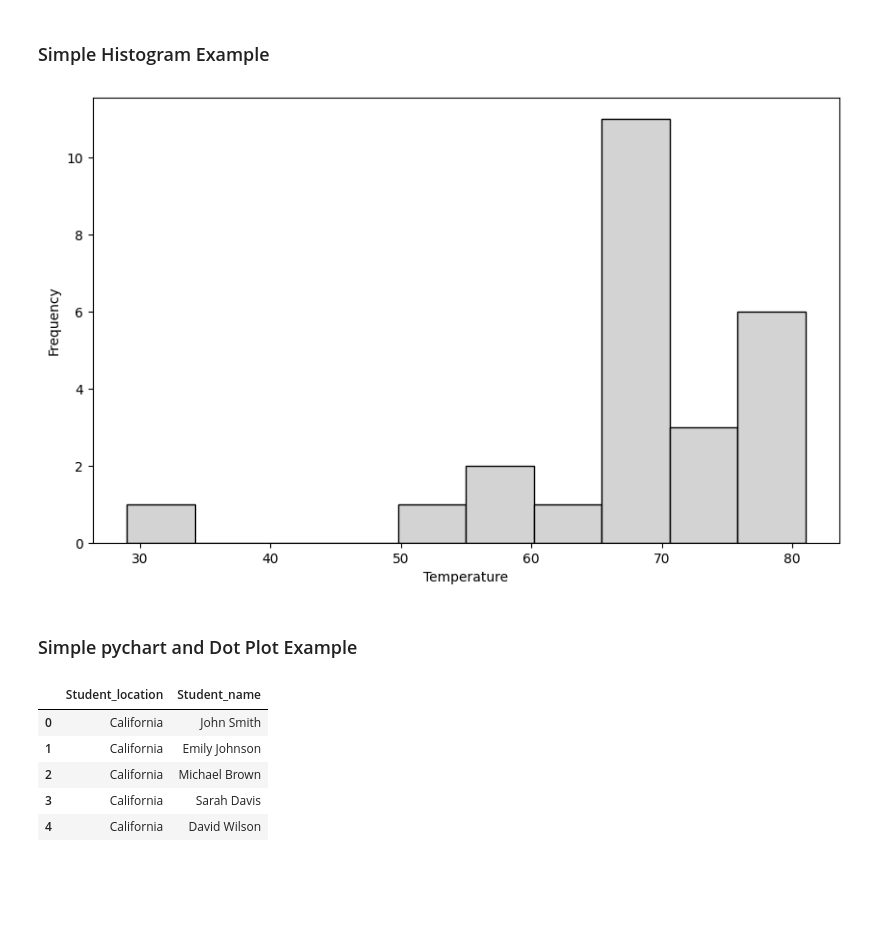
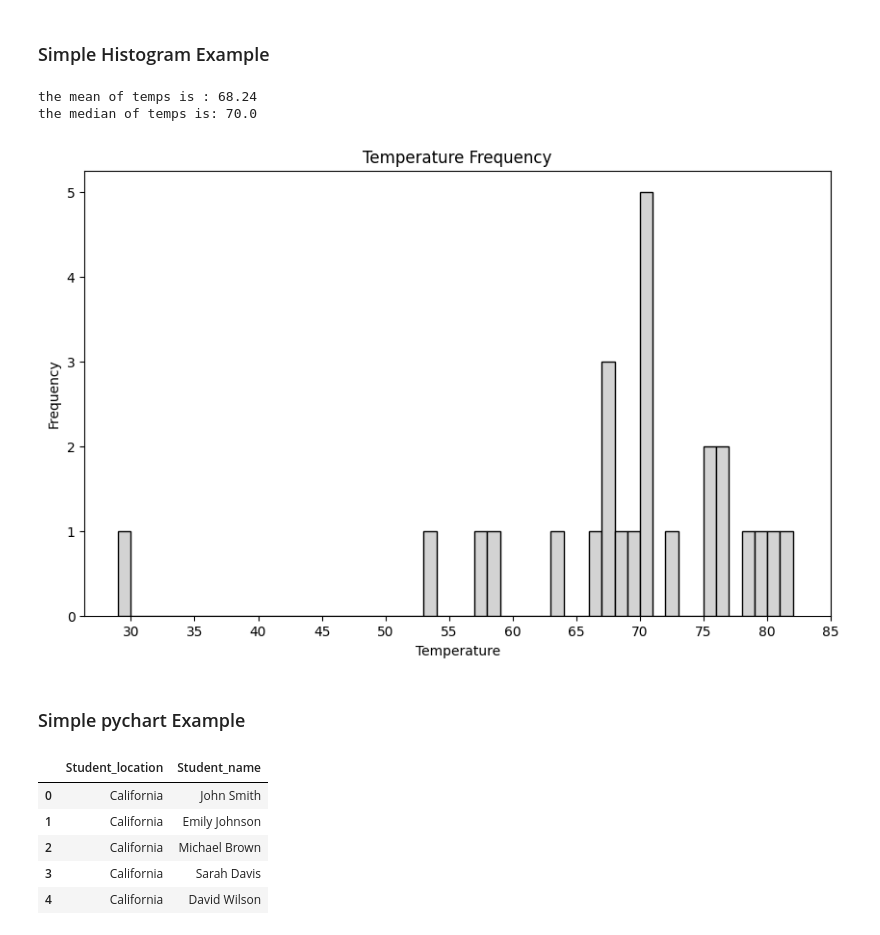
Before and after one commit to chrisryanleggett/AIML_Engineering_Porftolio, a Jupyter notebook: General statistics/PlottingExamples.ipynb, the cells around one changed output. Cells and saved outputs as stored; diff of their text form; code cells hidden in the pictures; blank space fills up the shorter version.

```diff
--- a/General statistics/PlottingExamples.ipynb
+++ b/General statistics/PlottingExamples.ipynb
@@ -7,22 +7,31 @@ This notebook demonstrates the basics of plotting and leverages plotting utiliti
 # %%
 #Histograms show frequency distribution of samples in numerical ranges using bars.
 
 import matplotlib.pyplot as plt
 import numpy as np
 
 # Load sample tempearture values into an array
 temperatures = [66, 70, 69, 80, 68, 67, 72, 70, 70, 57, 63, 70, 78, 67, 53, 67, 75, 70, 81, 76, 79, 75, 76, 58, 29]
 
+#Print some general information baout this data using NumPy
+print("the mean of temps is : " + str(np.mean(temperatures))) #The mean is simply the average
+print("the median of temps is: " + str(np.median(temperatures))) #Median is a midpoint where half data are smaller and half are larger
+
 # Create histogram - this does everything!
 plt.figure(figsize=(10, 6))
-plt.hist(temperatures, bins=10, edgecolor='black', color='lightgray')
+plt.hist(temperatures, bins=range(min(temperatures), max(temperatures) + 2), edgecolor='black', color='lightgray')
+
+plt.xticks(np.arange(30, max(temperatures) + 5, 5)) #starting tick is 30, add 5 to max temp for last tick to accomodate highest samples, 5 is distance between ticks
+plt.title('Temperature Frequency')
 plt.xlabel('Temperature')
 plt.ylabel('Frequency')
 plt.show()
 # %% [output]
+the mean of temps is : 68.24
+the median of temps is: 70.0
-[figure, old version]
+[figure, new version]
 # %% [markdown]
-### Simple pychart and Dot Plot Example
+### Simple pychart Example
 # %%
 import pandas as pd
 #Load synthetic data of students and geography and store in a DataFrame
```
